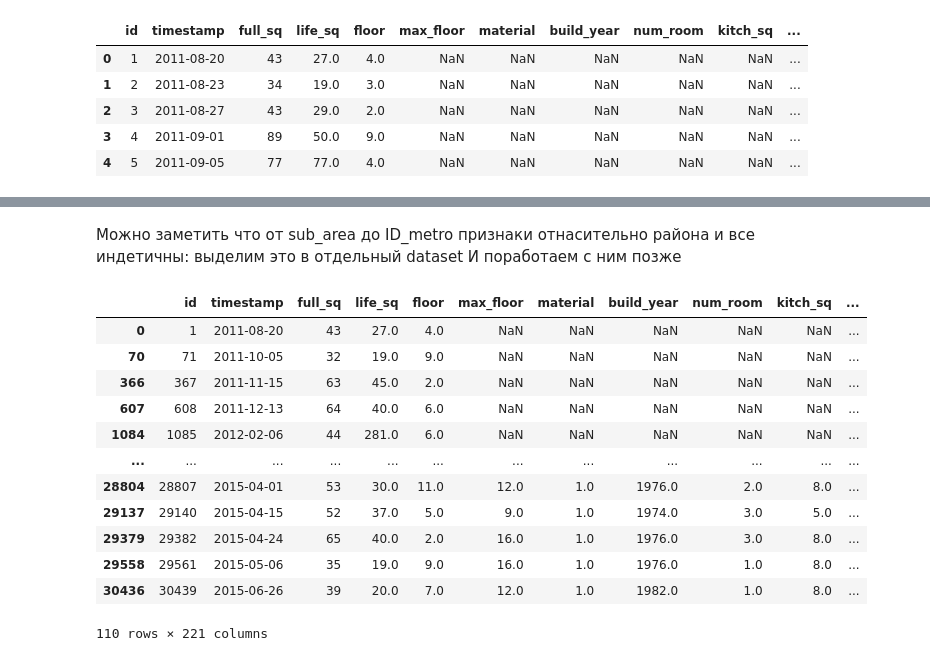
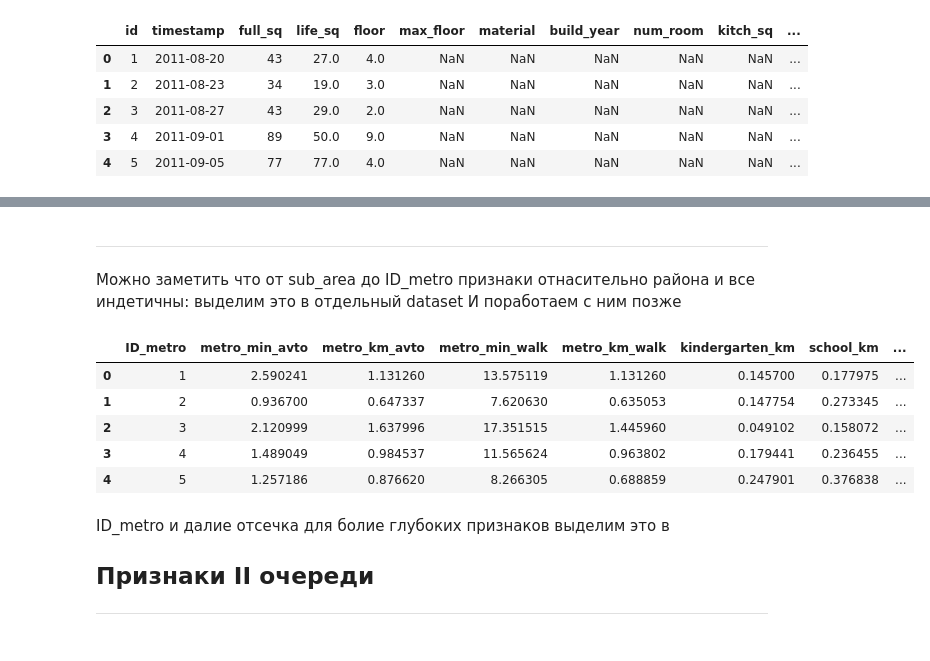
Before and after one commit to warshtayner/moscow_apartments, a Jupyter notebook: EDA.ipynb, the cells around one changed output, grey strips where cells are left out. Cells and saved outputs as stored; diff of their text form; code cells hidden in the pictures.

```diff
--- a/EDA.ipynb
+++ b/EDA.ipynb
@@ -31,5 +35,5 @@ PATH_MACRO = './data/macro.csv'
 df = pd.read_csv(PATH_TRAIN)
 df_makro = pd.read_csv(PATH_MACRO)
 df_y = df['price_doc']
-# df.drop(columns='price_doc', axis=1, inplace=True)
+df.drop(columns='price_doc', axis=1, inplace=True)
 # %% [markdown]
@@ -65,21 +80,22 @@ df[df['sub_area'] == 'Bibirevo'].iloc[:, 12:]
+# %% [markdown]
+___
 # %% [markdown]
 Можно заметить что от sub_area до ID_metro признаки отнасительно района и все индетичны: выделим это в отдельный dataset И поработаем с ним позже
 # %%
 df_sub_area = df.loc[:,'sub_area': 'build_count_after_1995']
 df.drop(columns=df.loc[:,'area_m': 'build_count_after_1995'].columns, axis=1, inplace=True)
 # %%
-df[df['ID_metro'] == 1]
+df.loc[:, 'ID_metro':].head()
 # %% [output]
-|  | id | timestamp | full_sq | life_sq | floor | max_floor | material | build_year | num_room | kitch_sq | ... |
-| 0 | 1 | 2011-08-20 | 43 | 27.0 | 4.0 | NaN | NaN | NaN | NaN | NaN | ... |
-| 70 | 71 | 2011-10-05 | 32 | 19.0 | 9.0 | NaN | NaN | NaN | NaN | NaN | ... |
-| 366 | 367 | 2011-11-15 | 63 | 45.0 | 2.0 | NaN | NaN | NaN | NaN | NaN | ... |
-| 607 | 608 | 2011-12-13 | 64 | 40.0 | 6.0 | NaN | NaN | NaN | NaN | NaN | ... |
-| 1084 | 1085 | 2012-02-06 | 44 | 281.0 | 6.0 | NaN | NaN | NaN | NaN | NaN | ... |
-| ... | ... | ... | ... | ... | ... | ... | ... | ... | ... | ... | ... |
-| 28804 | 28807 | 2015-04-01 | 53 | 30.0 | 11.0 | 12.0 | 1.0 | 1976.0 | 2.0 | 8.0 | ... |
-| 29137 | 29140 | 2015-04-15 | 52 | 37.0 | 5.0 | 9.0 | 1.0 | 1974.0 | 3.0 | 5.0 | ... |
-| 29379 | 29382 | 2015-04-24 | 65 | 40.0 | 2.0 | 16.0 | 1.0 | 1976.0 | 3.0 | 8.0 | ... |
-| 29558 | 29561 | 2015-05-06 | 35 | 19.0 | 9.0 | 16.0 | 1.0 | 1976.0 | 1.0 | 8.0 | ... |
-| 30436 | 30439 | 2015-06-26 | 39 | 20.0 | 7.0 | 12.0 | 1.0 | 1982.0 | 1.0 | 8.0 | ... |
+|  | ID_metro | metro_min_avto | metro_km_avto | metro_min_walk | metro_km_walk | kindergarten_km | school_km | ... |
+| 0 | 1 | 2.590241 | 1.131260 | 13.575119 | 1.131260 | 0.145700 | 0.177975 | ... |
+| 1 | 2 | 0.936700 | 0.647337 | 7.620630 | 0.635053 | 0.147754 | 0.273345 | ... |
+| 2 | 3 | 2.120999 | 1.637996 | 17.351515 | 1.445960 | 0.049102 | 0.158072 | ... |
+| 3 | 4 | 1.489049 | 0.984537 | 11.565624 | 0.963802 | 0.179441 | 0.236455 | ... |
+| 4 | 5 | 1.257186 | 0.876620 | 8.266305 | 0.688859 | 0.247901 | 0.376838 | ... |
-110 rows × 221 columns
+# %% [markdown]
+ID_metro и далие отсечка для болие глубоких признаков выделим это в
+
+Признаки II очереди
+---
+---
```
Also changed, not shown: parts of 10 cells of this notebook.
